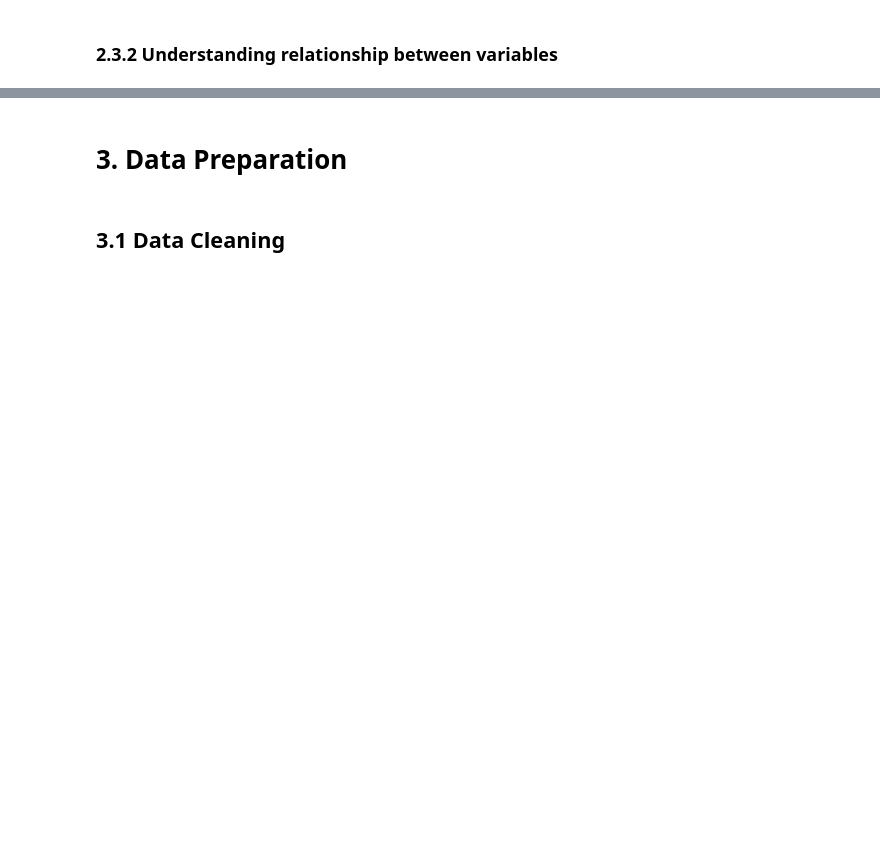
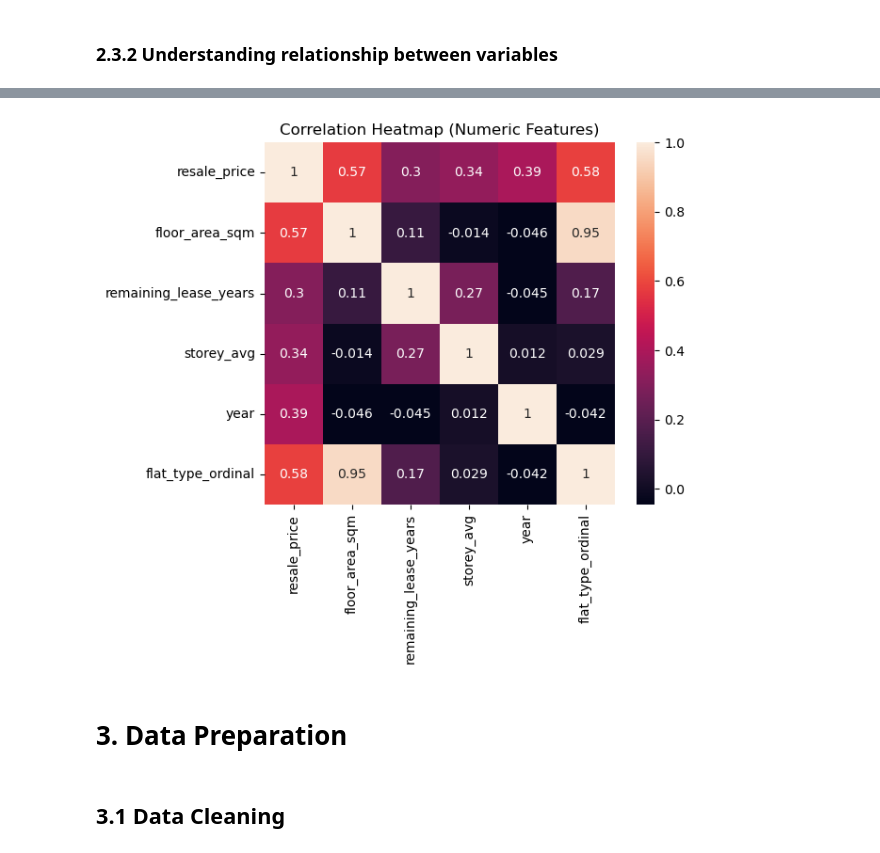
Before and after one commit to hsk-victor/Project, a Jupyter notebook: MLDP Program Codes Submission Template.ipynb, the cells around one changed output, grey strips where cells are left out. Saved outputs shown, nothing was run; the diff lists cells and outputs as text; code cells hidden in the pictures; blank space fills up the shorter version.

```diff
--- a/MLDP Program Codes Submission Template.ipynb
+++ b/MLDP Program Codes Submission Template.ipynb
@@ -213,3 +422,19 @@ plt.show()
+# %%
+numeric_cols = [
+    'resale_price',
+    'floor_area_sqm',
+    'remaining_lease_years',
+    'storey_avg',
+    'year',
+    'flat_type_ordinal'
+]
+
+plt.figure(figsize=(6,5))
+sns.heatmap(df[numeric_cols].corr(), annot=True)
+plt.title('Correlation Heatmap (Numeric Features)')
+plt.show()
+# %% [output]
+[figure, added]
 # %% [markdown]
 # 3. Data Preparation
 # %% [markdown]
```
Also changed, not shown: parts of 22 cells of this notebook, 2 other files.
